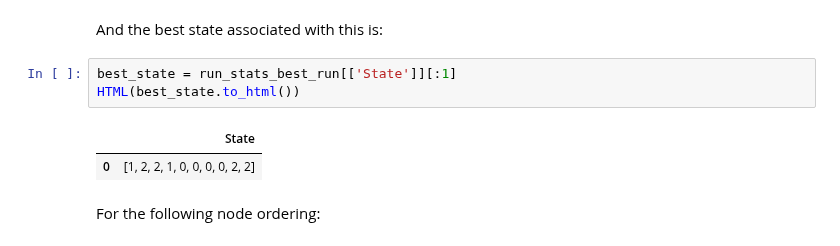
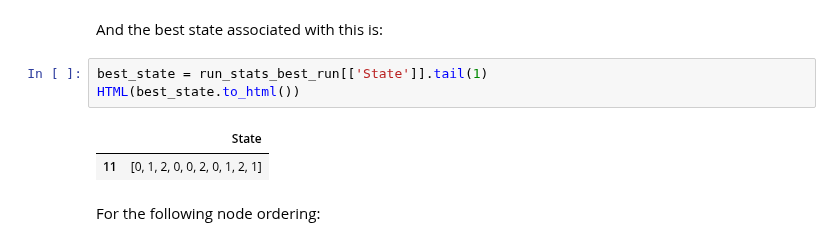
Before and after one commit to zerolinux5/mlrose-ky, a Jupyter notebook: problem_examples.ipynb, the cells around one changed output. Drawn from its saved outputs; the diff is of its cells as text.

```diff
--- a/problem_examples.ipynb
+++ b/problem_examples.ipynb
@@ -322,11 +322,11 @@ HTML(run_stats_best_run[['Iteration', 'Fitness', 'FEvals', 'Time']].to_html())
 # %% [markdown]
 And the best state associated with this is:
 # %%
-best_state = run_stats_best_run[['State']][:1]
+best_state = run_stats_best_run[['State']].tail(1)
 HTML(best_state.to_html())
 # %% [output]
 |  | State |
-| 0 | [1, 2, 2, 1, 0, 0, 0, 0, 2, 2] |
+| 11 | [0, 1, 2, 0, 0, 2, 0, 1, 2, 1] |
 # %% [markdown]
 For the following node ordering:
 # %%
```
Also changed, not shown: parts of 19 cells of this notebook.
